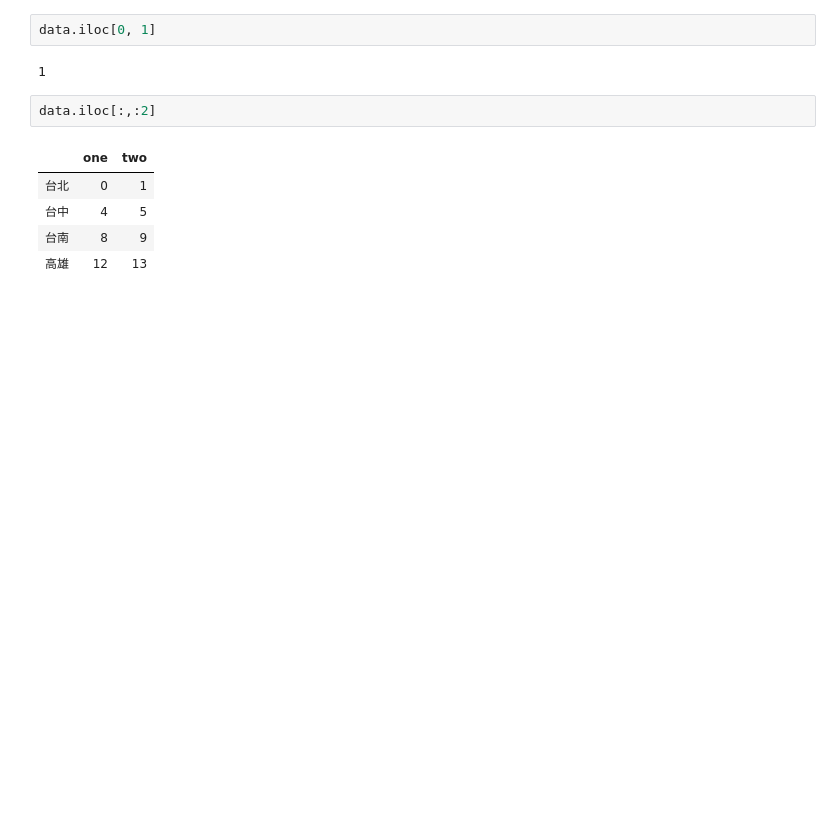
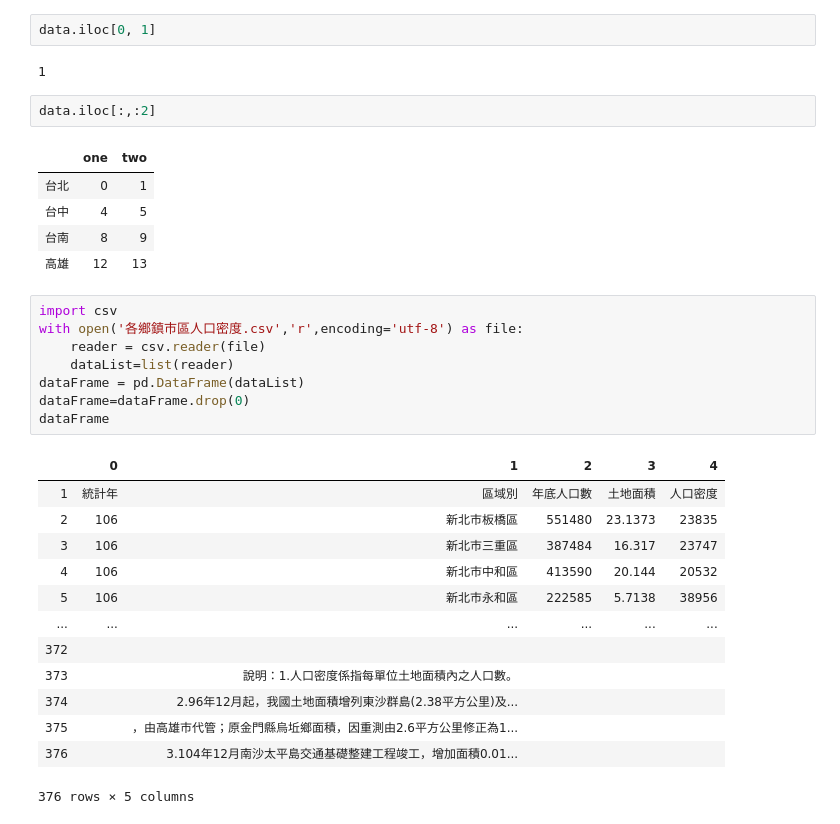
Before and after one commit to a29571508/PythonForDataAnalysis, a Jupyter notebook: 上課內容/sample23.ipynb, the cells around one changed output. Saved outputs shown, nothing was run; the diff lists cells and outputs as text; blank space fills up the shorter version.

```diff
--- a/上課內容/sample23.ipynb
+++ b/上課內容/sample23.ipynb
@@ -282,3 +282,25 @@ data.iloc[:,:2]
 | 台中 | 4 | 5 |
 | 台南 | 8 | 9 |
 | 高雄 | 12 | 13 |
+# %%
+import csv
+with open('各鄉鎮市區人口密度.csv','r',encoding='utf-8') as file:
+    reader = csv.reader(file)
+    dataList=list(reader)
+dataFrame = pd.DataFrame(dataList)
+dataFrame=dataFrame.drop(0)
+dataFrame
+# %% [output]
+|  | 0 | 1 | 2 | 3 | 4 |
+| 1 | 統計年 | 區域別 | 年底人口數 | 土地面積 | 人口密度 |
+| 2 | 106 | 新北市板橋區 | 551480 | 23.1373 | 23835 |
+| 3 | 106 | 新北市三重區 | 387484 | 16.317 | 23747 |
+| 4 | 106 | 新北市中和區 | 413590 | 20.144 | 20532 |
+| 5 | 106 | 新北市永和區 | 222585 | 5.7138 | 38956 |
+| ... | ... | ... | ... | ... | ... |
+| 372 |  |  |  |  |  |
+| 373 |  | 說明：1.人口密度係指每單位土地面積內之人口數。 |  |  |  |
+| 374 |  | 2.96年12月起，我國土地面積增列東沙群島(2.38平方公里)及... |  |  |  |
+| 375 |  | ，由高雄市代管；原金門縣烏坵鄉面積，因重測由2.6平方公里修正為1... |  |  |  |
+| 376 |  | 3.104年12月南沙太平島交通基礎整建工程竣工，增加面積0.01... |  |  |  |
+376 rows × 5 columns
```
